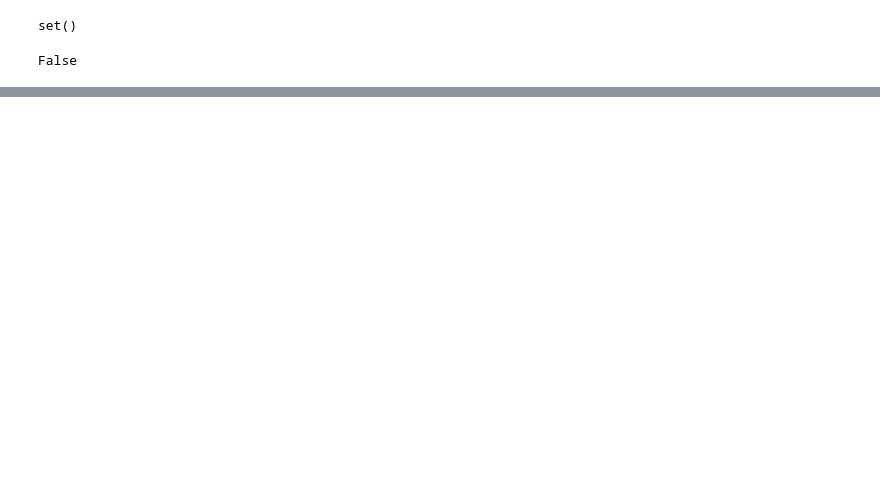
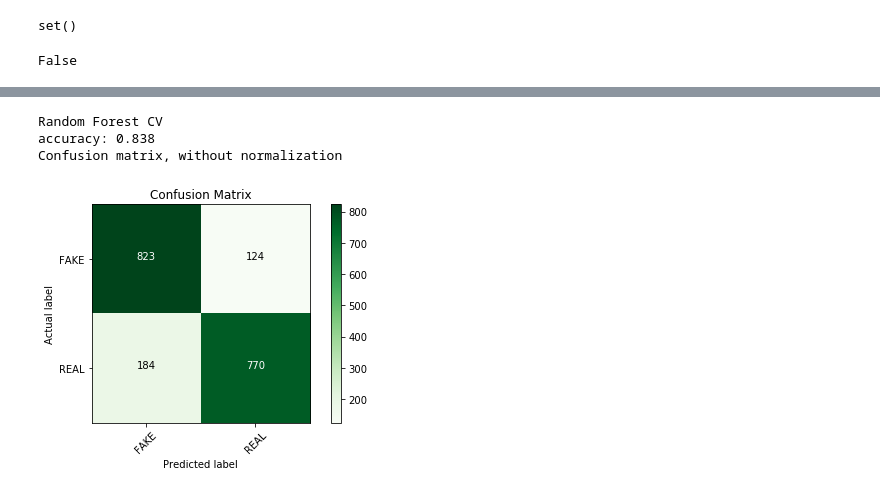
Before and after one commit to LinghanX/Project_Veritas, a Jupyter notebook: project/FakeNews.ipynb, the cells around one changed output, grey strips where cells are left out. Drawn from its saved outputs; the diff is of its cells as text; code cells hidden in the pictures; blank space fills up the shorter version.

```diff
--- a/project/FakeNews.ipynb
+++ b/project/FakeNews.ipynb
@@ -204,0 +238,15 @@ AttributeError: Stance not found
+# %%
+from sklearn.ensemble import RandomForestClassifier
+clf = RandomForestClassifier(n_jobs=2)
+clf.fit(countTrain, yTrain)
+pred = clf.predict(countTest)
+score = metrics.accuracy_score(yTest, pred)
+print("Random Forest CV")
+print("accuracy: %0.3f" % score)
+cm = metrics.confusion_matrix(yTest, pred, labels=['FAKE', 'REAL'])
+plot_confusion_matrix(cm, classes=['FAKE', 'REAL'])
+# %% [output]
+Random Forest CV
+accuracy: 0.838
+Confusion matrix, without normalization
+[figure, added]
```
Also changed, not shown: parts of 18 cells of this notebook, 1 other file.
